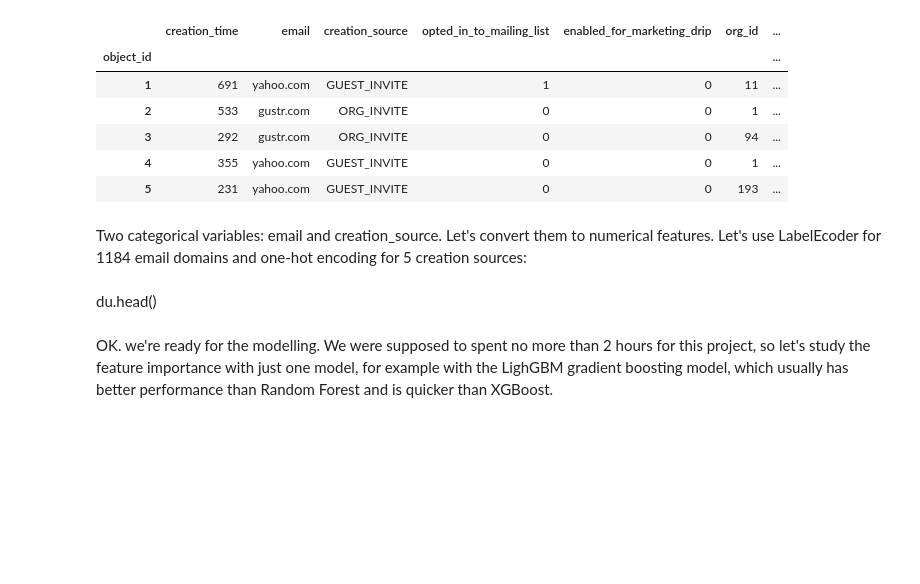
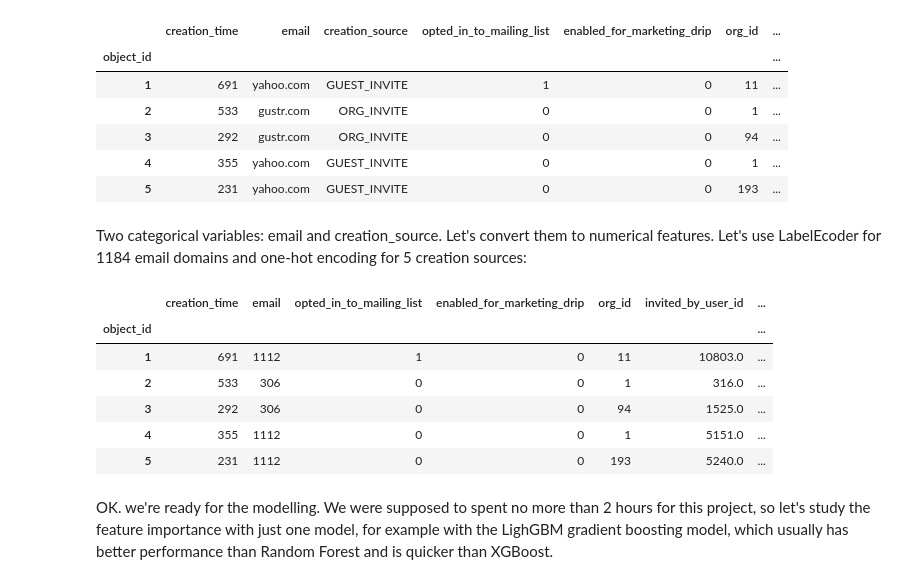
Before and after one commit to robertc2020/Relax_Inc-Take_home_challenge, a Jupyter notebook: relax_inc-solutions.ipynb, the cells around one changed output. Drawn from its saved outputs; the diff is of its cells as text; code cells hidden in the pictures; blank space fills up the shorter version.

```diff
--- a/relax_inc-solutions.ipynb
+++ b/relax_inc-solutions.ipynb
@@ -356,8 +356,16 @@ le = LabelEncoder()
 du['email'] = le.fit_transform(du['email'].values)
 
 du = pd.concat((du,pd.get_dummies(du['creation_source'], prefix='creation_source')),axis=1).drop('creation_source',axis=1)
-# %% [markdown]
-du.head()
+# %%
+du.head()
+# %% [output]
+|  | creation_time | email | opted_in_to_mailing_list | enabled_for_marketing_drip | org_id | invited_by_user_id | ... |
+| object_id |  |  |  |  |  |  | ... |
+| 1 | 691 | 1112 | 1 | 0 | 11 | 10803.0 | ... |
+| 2 | 533 | 306 | 0 | 0 | 1 | 316.0 | ... |
+| 3 | 292 | 306 | 0 | 0 | 94 | 1525.0 | ... |
+| 4 | 355 | 1112 | 0 | 0 | 1 | 5151.0 | ... |
+| 5 | 231 | 1112 | 0 | 0 | 193 | 5240.0 | ... |
 # %% [markdown]
 OK. we're ready for the modelling. We were supposed to spent no more than 2 hours for this project, so let's study the feature importance with just one model, for example with the LighGBM gradient boosting model, which usually has better performance than Random Forest and is quicker than XGBoost.
 # %%
```
Also changed, not shown: parts of 1 cell of this notebook.
